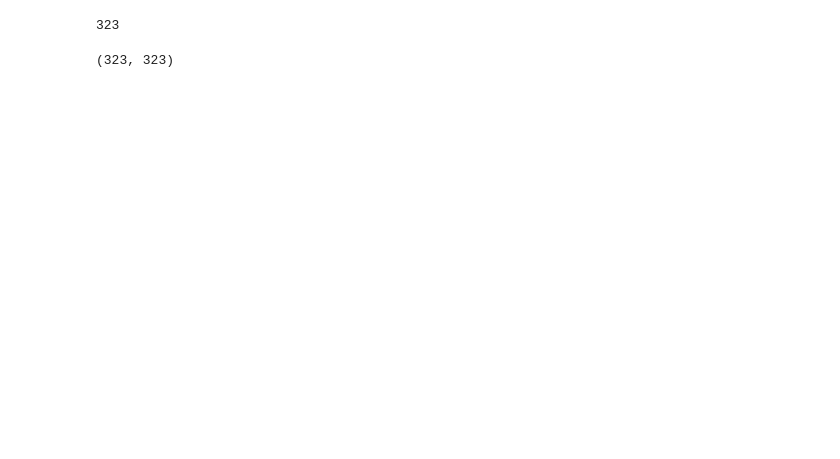
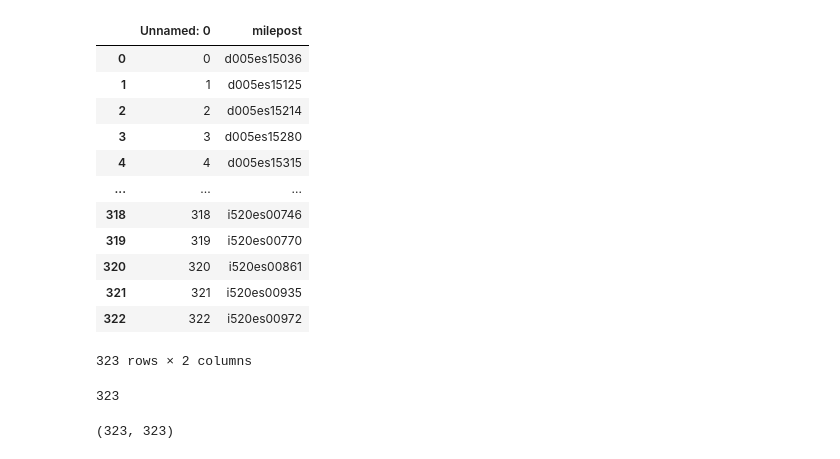
Before and after one commit to hpi-sam/GNN-SpaceTimeGraphs, a Jupyter notebook: misc/tiago_was_here.ipynb, the cells around one changed output. Drawn from its saved outputs; the diff is of its cells as text; code cells hidden in the pictures; blank space fills up the shorter version.

```diff
--- a/misc/tiago_was_here.ipynb
+++ b/misc/tiago_was_here.ipynb
@@ -7,6 +7,22 @@ plt.style.use('ggplot')
 %matplotlib inline
 # %%
 nodes = pd.read_csv("../data/Seattle_Loop_Dataset/nodes_loop_mp_list.csv")
+# %%
+nodes
+# %% [output]
+|  | Unnamed: 0 | milepost |
+| 0 | 0 | d005es15036 |
+| 1 | 1 | d005es15125 |
+| 2 | 2 | d005es15214 |
+| 3 | 3 | d005es15280 |
+| 4 | 4 | d005es15315 |
+| ... | ... | ... |
+| 318 | 318 | i520es00746 |
+| 319 | 319 | i520es00770 |
+| 320 | 320 | i520es00861 |
+| 321 | 321 | i520es00935 |
+| 322 | 322 | i520es00972 |
+323 rows × 2 columns
 # %%
 len(nodes)
 # %% [output]
```
Also changed, not shown: parts of 19 cells of this notebook, 4 other files.
